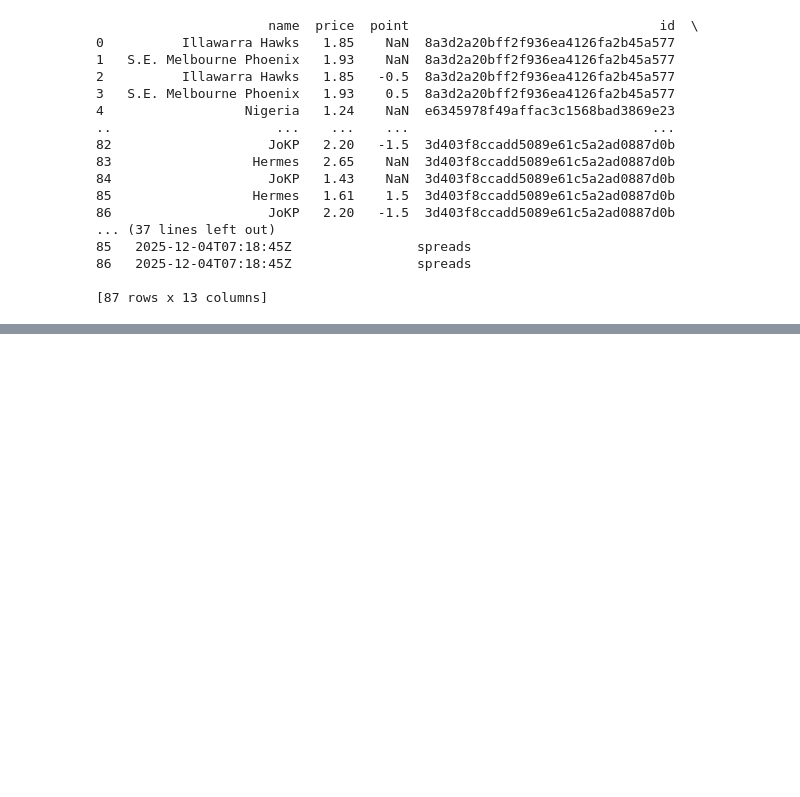
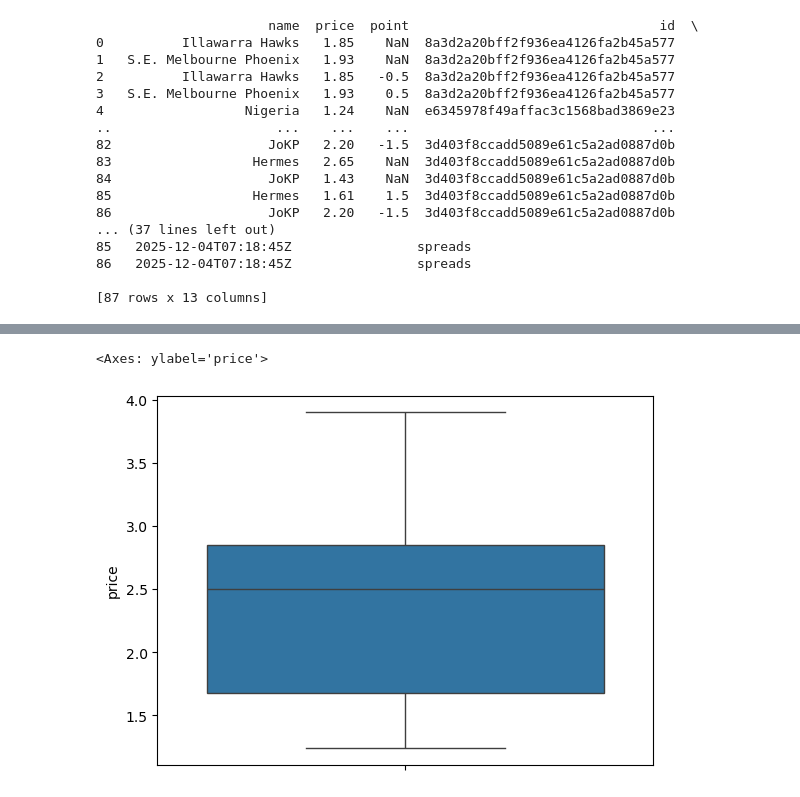
Before and after one commit to abhinavjoshi1/Machine-Learning-Algorithms, a Jupyter notebook: api_data_fetch.ipynb, the cells around one changed output, grey strips where cells are left out. Saved outputs shown, nothing was run; the diff lists cells and outputs as text; code cells hidden in the pictures; blank space fills up the shorter version.

```diff
--- a/api_data_fetch.ipynb
+++ b/api_data_fetch.ipynb
@@ -86,0 +99,5 @@ print(df)
+# %%
+sns.boxplot(df['price'])
+# %% [output]
+<Axes: ylabel='price'>
+[figure, added]
```
Also changed, not shown: parts of 6 cells of this notebook.
